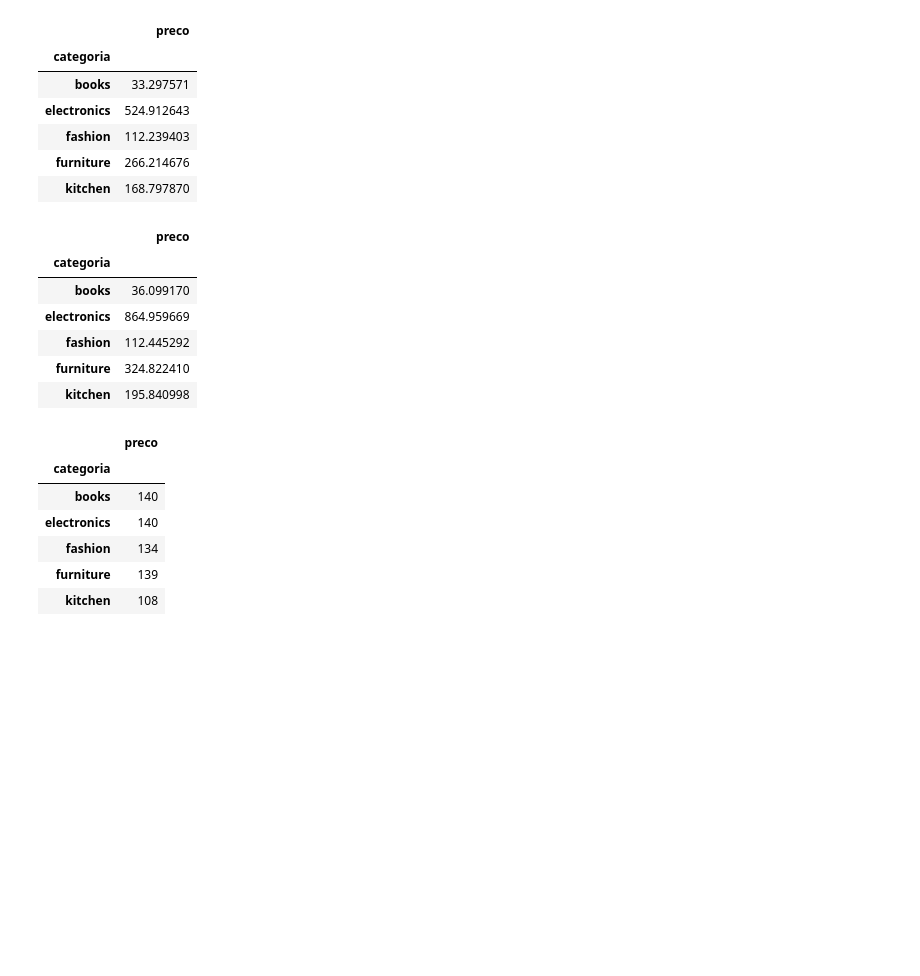
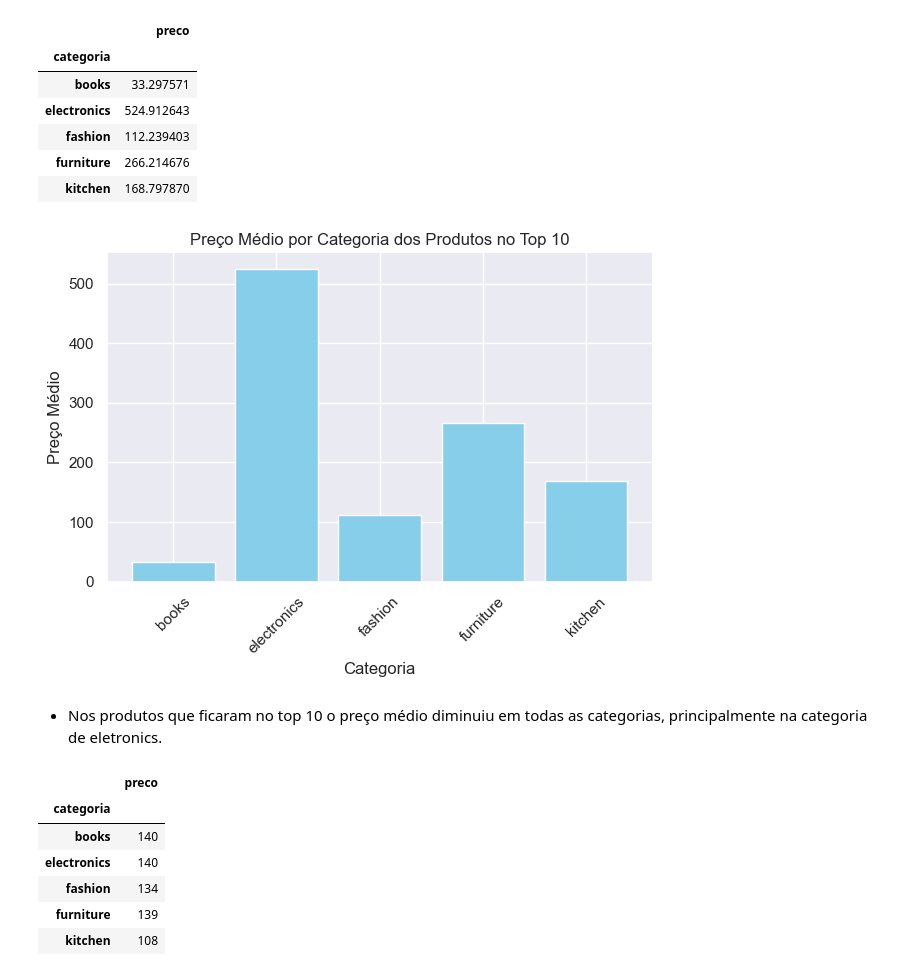
Before and after one commit to DiegowFonseca/amazon-blackfriday-analysis, a Jupyter notebook: notebooks/analysis_exploratory.ipynb, the cells around one changed output. Drawn from its saved outputs; the diff is of its cells as text; code cells hidden in the pictures; blank space fills up the shorter version.

```diff
--- a/notebooks/analysis_exploratory.ipynb
+++ b/notebooks/analysis_exploratory.ipynb
@@ -549,18 +562,24 @@ agrupado_por_categoria_top10
 | fashion | 112.239403 |
 | furniture | 266.214676 |
 | kitchen | 168.797870 |
-# %%
-# Preço médio por categoria em relação a todos os produtos de todos os rankings
-agrupado_produtos = base.groupby(['categoria'])[['preco']].mean()
-agrupado_produtos
-# %% [output]
-|  | preco |
-| categoria |  |
-| books | 36.099170 |
-| electronics | 864.959669 |
-| fashion | 112.445292 |
-| furniture | 324.822410 |
-| kitchen | 195.840998 |
+# %%
+# Gráfico do preço médio por categoria em relação aos top 10
+ax = plt.gca()
+
+ax.bar(agrupado_por_categoria_top10.index, agrupado_por_categoria_top10['preco'], color='skyblue')
+
+ax.set_xlabel("Categoria")
+ax.set_ylabel("Preço Médio")
+ax.set_title("Preço Médio por Categoria dos Produtos no Top 10")
+plt.xticks(rotation=45)
+ax.spines['top'].set_visible(False)
+ax.spines['right'].set_visible(False)
+plt.tight_layout()
+plt.show()
+# %% [output]
+[figure, added]
+# %% [markdown]
+- Nos produtos que ficaram no top 10 o preço médio diminuiu em todas as categorias, principalmente na categoria de eletronics.
 # %%
 # Quantidade de vezes que top 10 apareceram por categoria
 df_top10 = base[base['top10'] == 1]
```
Also changed, not shown: parts of 20 cells of this notebook.
